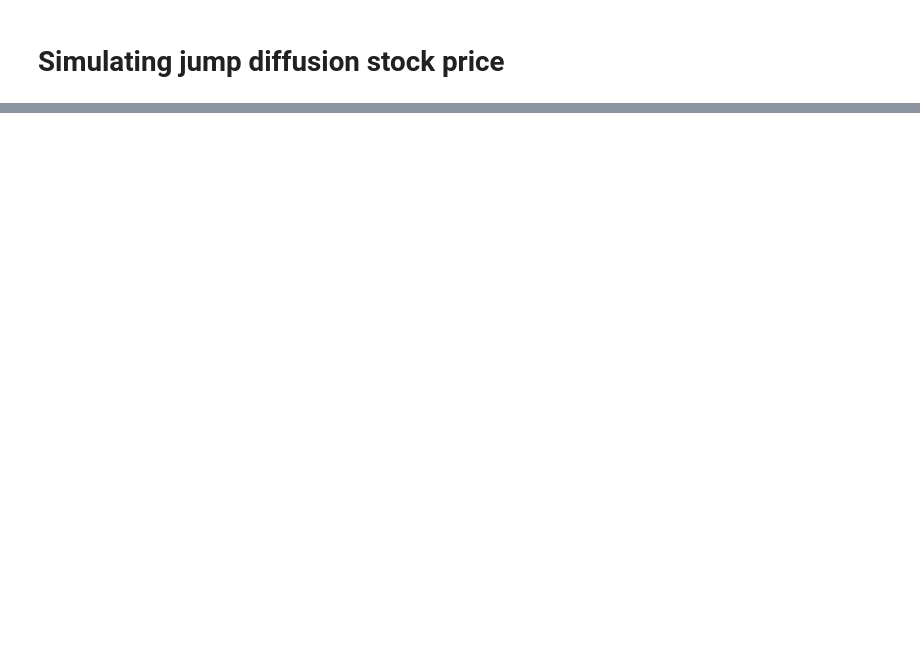
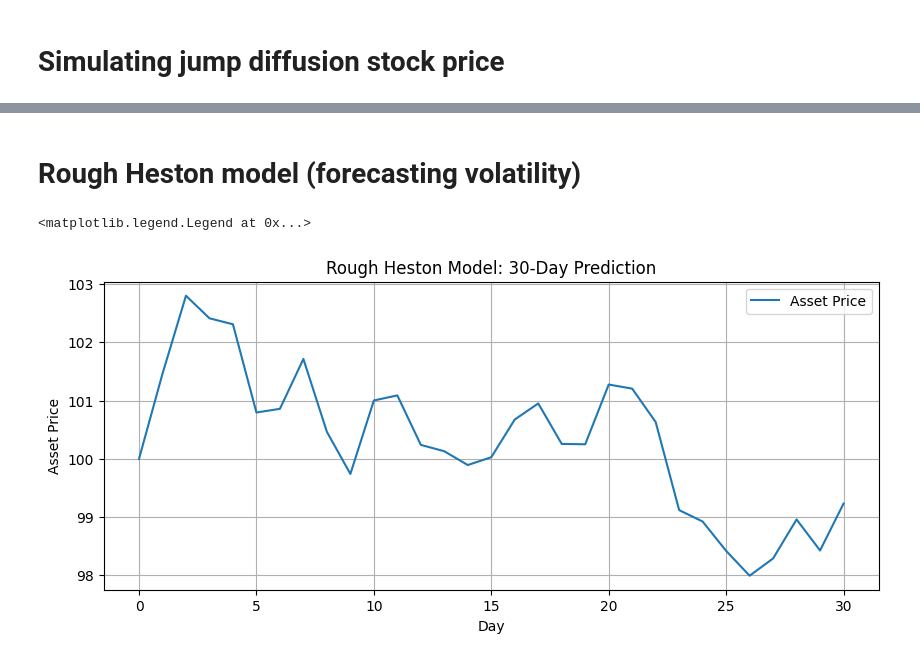
Before and after one commit to raviteja1608/Quant_research, a Jupyter notebook: Option_Pricing_Models.ipynb, the cells around one changed output, grey strips where cells are left out. Cells and saved outputs as stored; diff of their text form; code cells hidden in the pictures; blank space fills up the shorter version.

Commit message:
Rough heston model and CGMY model

```diff
--- a/Option_Pricing_Models.ipynb
+++ b/Option_Pricing_Models.ipynb
@@ -164,0 +226,2 @@ print(f"Final 90th Percentile: {p90_path[-1]:.2f}")'''
+# %% [markdown]
+# Rough Heston model (forecasting volatility)
@@ -164,0 +306,32 @@ print(f"Final 90th Percentile: {p90_path[-1]:.2f}")'''
+# %%
+# Example: Simulate rough Heston model and predict asset price for 30 days
+
+# Parameters
+T = 30 / 252         # 30 trading days (in years)
+N = 30               # 30 time steps (daily)
+v0 = 0.04            # Initial variance
+theta = 0.04         # Long-term mean variance
+kappa = 1.0          # Mean reversion speed
+sigma = 0.5          # Volatility of volatility
+H = 0.1              # Hurst parameter (roughness)
+rho = -0.7           # Correlation
+S0 = 100             # Initial asset price
+mu = 0.05            # Drift
+seed = None           # For reproducibility
+
+# Simulate
+t, S, v = simulate_rough_heston(T, N, v0, theta, kappa, sigma, H, rho, S0, mu, seed)
+
+# Plot results
+import matplotlib.pyplot as plt
+
+plt.figure(figsize=(10, 4))
+plt.plot(t * 252, S, label='Asset Price')
+plt.title('Rough Heston Model: 30-Day Prediction')
+plt.xlabel('Day')
+plt.ylabel('Asset Price')
+plt.grid(True)
+plt.legend()
+# %% [output]
+<matplotlib.legend.Legend at 0x...>
+[figure, added]
```
Also changed, not shown: parts of 6 cells of this notebook, 1 other file.
